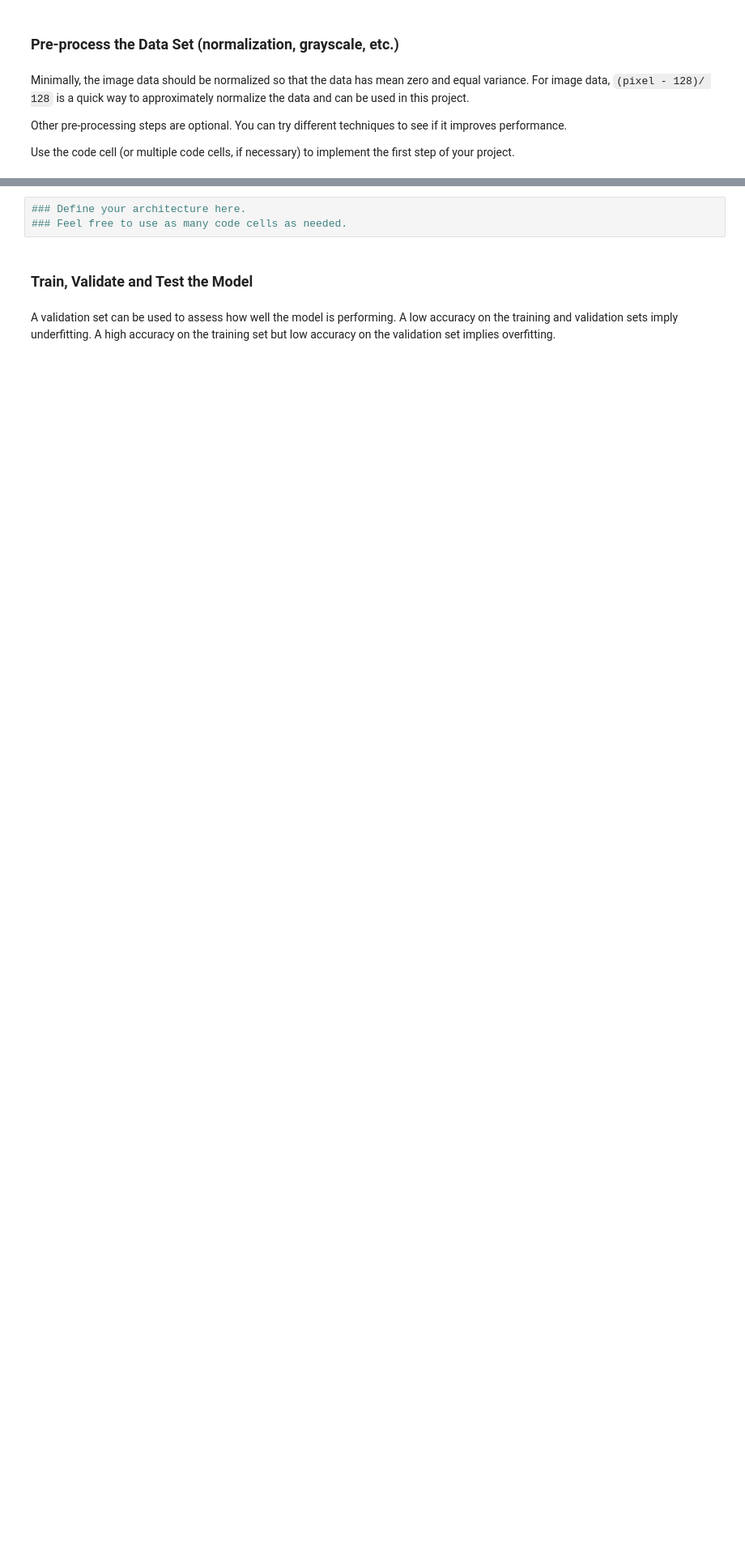
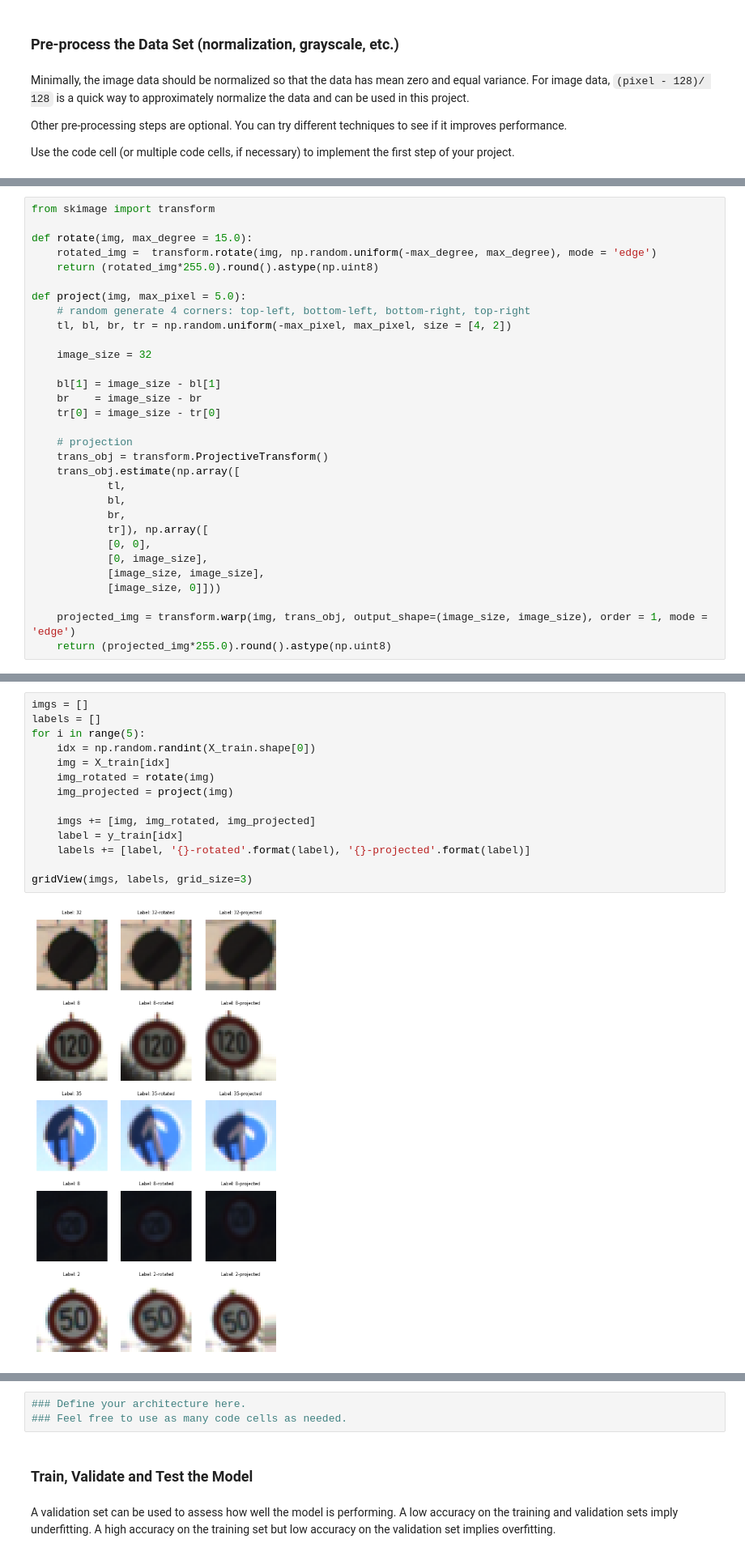
Before and after one commit to minh84/udacity_carnd, a Jupyter notebook: CarND-Traffic-Sign-Classifier-P2/Traffic_Sign_Classifier.ipynb, the cells around one changed output, grey strips where cells are left out. Shown: that part at 81% size. Cells and saved outputs as stored; diff of their text form; blank space fills up the shorter version.

```diff
--- a/CarND-Traffic-Sign-Classifier-P2/Traffic_Sign_Classifier.ipynb
+++ b/CarND-Traffic-Sign-Classifier-P2/Traffic_Sign_Classifier.ipynb
@@ -197,0 +264,31 @@ Use the code cell (or multiple code cells, if necessary) to implement the first
+# %%
+from skimage import transform
+
+def rotate(img, max_degree = 15.0):
+    rotated_img =  transform.rotate(img, np.random.uniform(-max_degree, max_degree), mode = 'edge')
+    return (rotated_img*255.0).round().astype(np.uint8)
+
+def project(img, max_pixel = 5.0):
+    # random generate 4 corners: top-left, bottom-left, bottom-right, top-right
+    tl, bl, br, tr = np.random.uniform(-max_pixel, max_pixel, size = [4, 2])
+
+    image_size = 32
+
+    bl[1] = image_size - bl[1]
+    br    = image_size - br
+    tr[0] = image_size - tr[0]
+
+    # projection
+    trans_obj = transform.ProjectiveTransform()
+    trans_obj.estimate(np.array([
+            tl,
+            bl,
+            br,
+            tr]), np.array([
+            [0, 0],
+            [0, image_size],
+            [image_size, image_size],
+            [image_size, 0]]))
+
+    projected_img = transform.warp(img, trans_obj, output_shape=(image_size, image_size), order = 1, mode = 'edge')
+    return (projected_img*255.0).round().astype(np.uint8)
@@ -197,0 +297,16 @@ Use the code cell (or multiple code cells, if necessary) to implement the first
+# %%
+imgs = []
+labels = []
+for i in range(5):
+    idx = np.random.randint(X_train.shape[0])
+    img = X_train[idx]
+    img_rotated = rotate(img)
+    img_projected = project(img)
+
+    imgs += [img, img_rotated, img_projected]
+    label = y_train[idx]
+    labels += [label, '{}-rotated'.format(label), '{}-projected'.format(label)]
+
+gridView(imgs, labels, grid_size=3)
+# %% [output]
+[figure, added]
```
Also changed, not shown: parts of 15 cells of this notebook, 1 other file.
